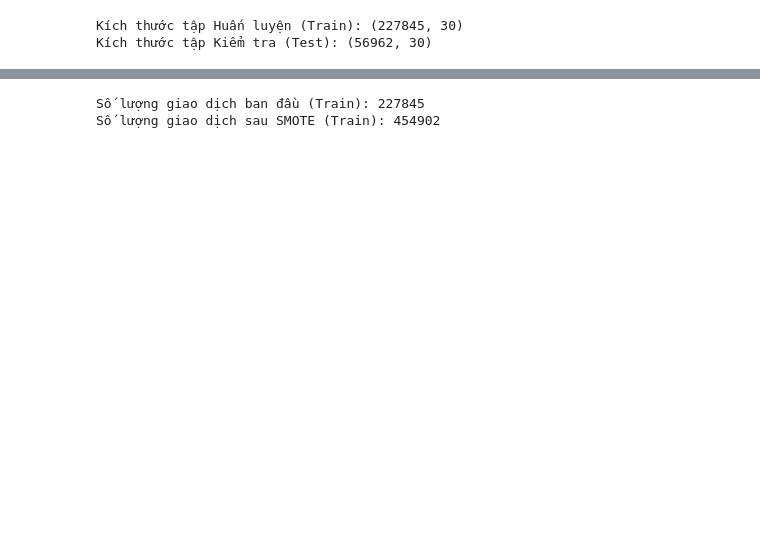
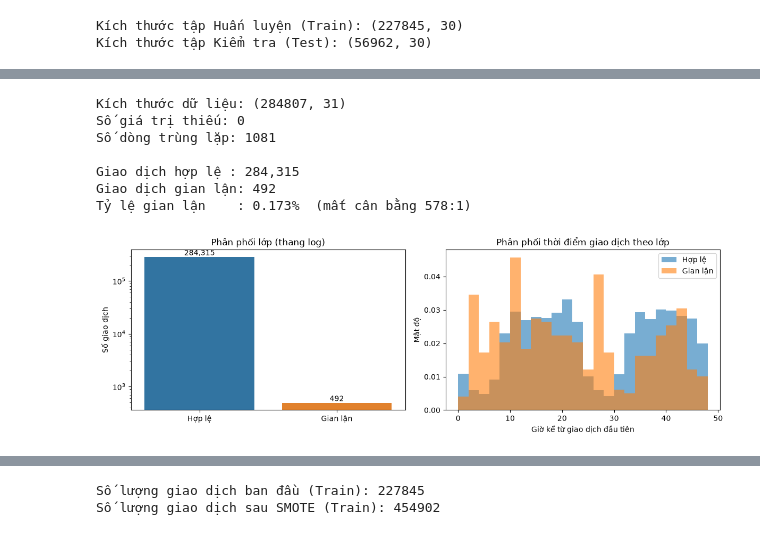
Before and after one commit to ninhduo263/credit-card-fraud-detection, a Jupyter notebook: PhanTich_GianLan.ipynb, the cells around one changed output, grey strips where cells are left out. Saved outputs shown, nothing was run; the diff lists cells and outputs as text; code cells hidden in the pictures; blank space fills up the shorter version.

```diff
--- a/PhanTich_GianLan.ipynb
+++ b/PhanTich_GianLan.ipynb
@@ -36,0 +111,39 @@ Kích thước tập Kiểm tra (Test): (56962, 30)
+# %%
+print('Kích thước dữ liệu:', df.shape)
+print('Số giá trị thiếu:', int(df.isna().sum().sum()))
+print('Số dòng trùng lặp:', int(df.duplicated().sum()))
+
+counts = df['Class'].value_counts().sort_index()
+print()
+print(f"Giao dịch hợp lệ : {counts[0]:,}")
+print(f"Giao dịch gian lận: {counts[1]:,}")
+print(f"Tỷ lệ gian lận    : {counts[1] / counts.sum() * 100:.3f}%  (mất cân bằng {counts[0] / counts[1]:.0f}:1)")
+
+fig, ax = plt.subplots(1, 2, figsize=(12, 4))
+sns.barplot(x=['Hợp lệ', 'Gian lận'], y=counts.values, ax=ax[0], hue=['Hợp lệ', 'Gian lận'], legend=False)
+ax[0].set_yscale('log')
+ax[0].set_title('Phân phối lớp (thang log)')
+ax[0].set_ylabel('Số giao dịch')
+for i, v in enumerate(counts.values):
+    ax[0].text(i, v, f'{v:,}', ha='center', va='bottom')
+
+hours = df['Time'] / 3600
+bins = np.arange(0, 49, 2)
+ax[1].hist(hours[df['Class'] == 0], bins=bins, density=True, alpha=0.6, label='Hợp lệ')
+ax[1].hist(hours[df['Class'] == 1], bins=bins, density=True, alpha=0.6, label='Gian lận')
+ax[1].set_title('Phân phối thời điểm giao dịch theo lớp')
+ax[1].set_xlabel('Giờ kể từ giao dịch đầu tiên')
+ax[1].set_ylabel('Mật độ')
+ax[1].legend()
+plt.tight_layout()
+plt.savefig('fig_eda_lop_thoigian.png', dpi=300, bbox_inches='tight')
+plt.show()
+# %% [output]
+Kích thước dữ liệu: (284807, 31)
+Số giá trị thiếu: 0
+Số dòng trùng lặp: 1081
+
+Giao dịch hợp lệ : 284,315
+Giao dịch gian lận: 492
+Tỷ lệ gian lận    : 0.173%  (mất cân bằng 578:1)
+[figure, added]
```
Also changed, not shown: parts of 46 cells of this notebook, 3 other files.
